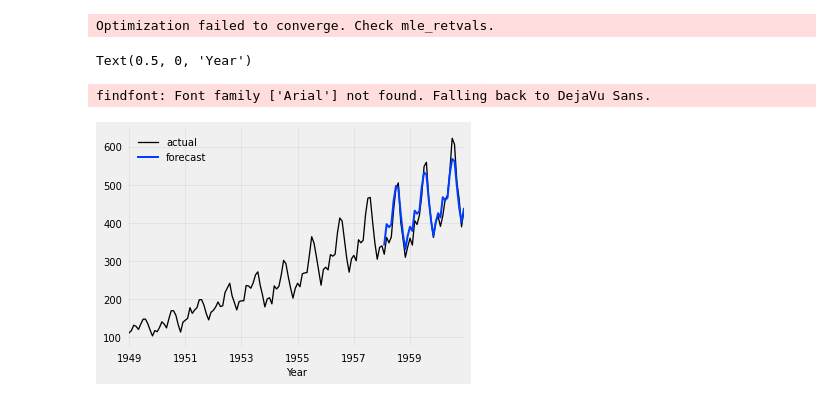
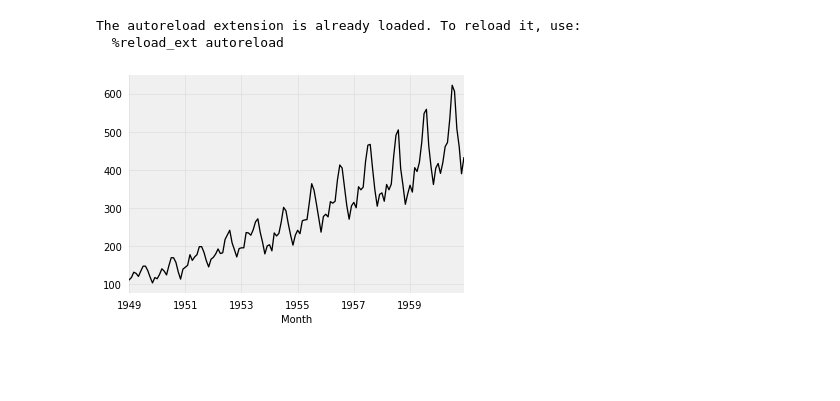
Before and after one commit to cyamax/time_series_forecast_lab, a Jupyter notebook: Darts.ipynb, the cells around one changed output. Saved outputs shown, nothing was run; the diff lists cells and outputs as text; code cells hidden in the pictures; blank space fills up the shorter version.

```diff
--- a/Darts.ipynb
+++ b/Darts.ipynb
@@ -36,26 +36,43 @@ AirPassengers.csv   100%[===================>]   1.71K  --.-KB/s    in 0s
+# %%
+%load_ext autoreload
+#python実行時に毎回モジュールをリロードする
+%autoreload 2
+# matplotlibでは、plt.showを呼ぶと描画を行う。ただし、inline指定の場合、plt.showを省略可能
+%matplotlib inline
+
+import sys
+import pandas as pd
+import numpy as np
+from datetime import datetime
+import time
+import matplotlib.pyplot as plt
+
+from darts import TimeSeries
+from darts.models import (
+    NaiveSeasonal,
+    NaiveDrift,
+    Prophet,
+    ExponentialSmoothing,
+    ARIMA,
+    AutoARIMA,
+    StandardRegressionModel,
+    Theta,
+    FFT
+)
+from darts.metrics import mape, mase
+from darts.utils.statistics import check_seasonality, plot_acf, plot_residuals_analysis
+
+import warnings
+# warnings.filterwarnings("ignore")
+import logging
+logging.disable(logging.CRITICAL)
+# %% [output]
+The autoreload extension is already loaded. To reload it, use:
+  %reload_ext autoreload
 # %%
-import pandas as pd
-from darts import TimeSeries
+df = pd.read_csv('AirPassengers.csv', delimiter=",")
+series = TimeSeries.from_dataframe(df, 'Month', ['#Passengers'])
 
-df = pd.read_csv('AirPassengers.csv', delimiter=",")
-series = TimeSeries.from_dataframe(df, 'Month', '#Passengers')
-train, val = series.split_after(pd.Timestamp('19580101'))
+series.plot()
+# %% [output]
+[figure, added]
-# %%
-from darts.models import ExponentialSmoothing
-
-model = ExponentialSmoothing()
-model.fit(train)
-prediction = model.predict(len(val))
-# %% [output]
-Optimization failed to converge. Check mle_retvals.
-# %%
-import matplotlib.pyplot as plt
-
-series.plot(label='actual')
-prediction.plot(label='forecast', lw=2)
-plt.legend()
-plt.xlabel('Year')
-# %% [output]
-Text(0.5, 0, 'Year')
-findfont: Font family ['Arial'] not found. Falling back to DejaVu Sans.
-[figure, removed]
```
Also changed, not shown: parts of 6 cells of this notebook.
